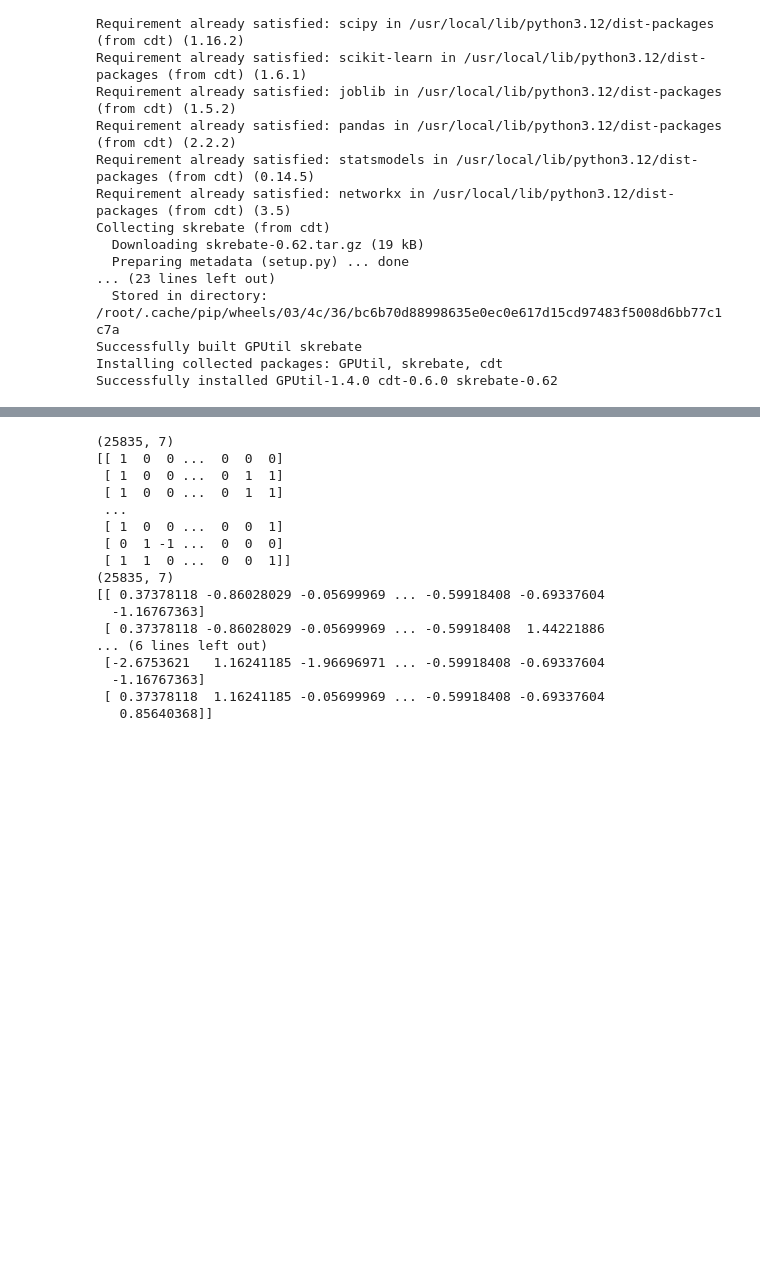
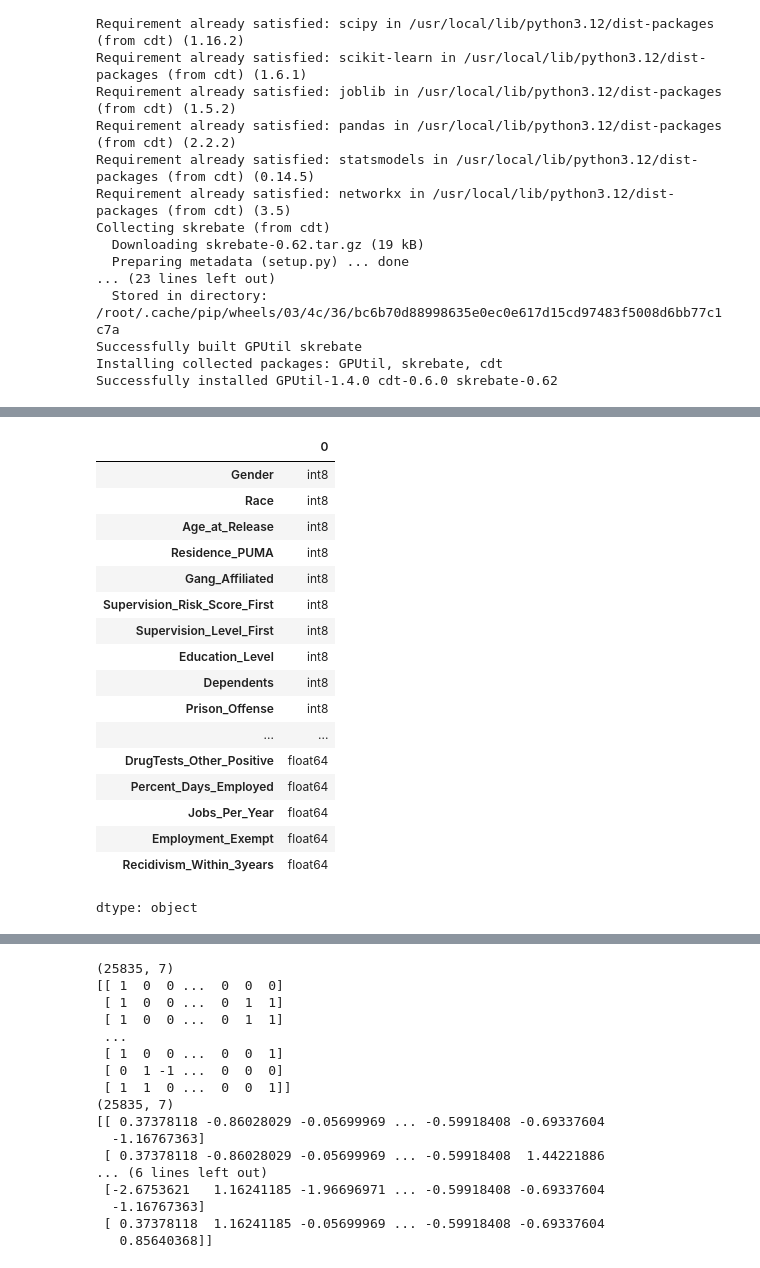
Before and after one commit to wigglypint/thesis, a Jupyter notebook: NIJ Recidivism /Exploring Recidivism.ipynb, the cells around one changed output, grey strips where cells are left out. Saved outputs shown, nothing was run; the diff lists cells and outputs as text; code cells hidden in the pictures; blank space fills up the shorter version.

```diff
--- a/NIJ Recidivism /Exploring Recidivism.ipynb
+++ b/NIJ Recidivism /Exploring Recidivism.ipynb
@@ -49,0 +301,21 @@ df = pd.read_csv('NIJ_s_Recidivism_Chall.csv')
+# %%
+numeric_df.dtypes
+# %% [output]
+|  | 0 |
+| Gender | int8 |
+| Race | int8 |
+| Age_at_Release | int8 |
+| Residence_PUMA | int8 |
+| Gang_Affiliated | int8 |
+| Supervision_Risk_Score_First | int8 |
+| Supervision_Level_First | int8 |
+| Education_Level | int8 |
+| Dependents | int8 |
+| Prison_Offense | int8 |
+| ... | ... |
+| DrugTests_Other_Positive | float64 |
+| Percent_Days_Employed | float64 |
+| Jobs_Per_Year | float64 |
+| Employment_Exempt | float64 |
+| Recidivism_Within_3years | float64 |
+dtype: object
```
Also changed, not shown: parts of 13 cells of this notebook, 1 other file.
